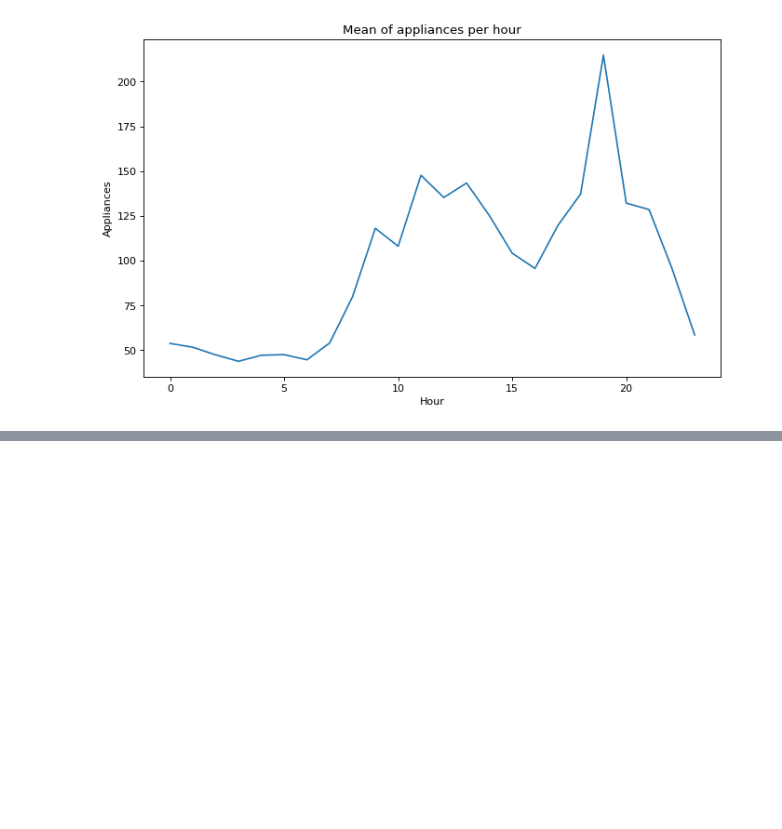
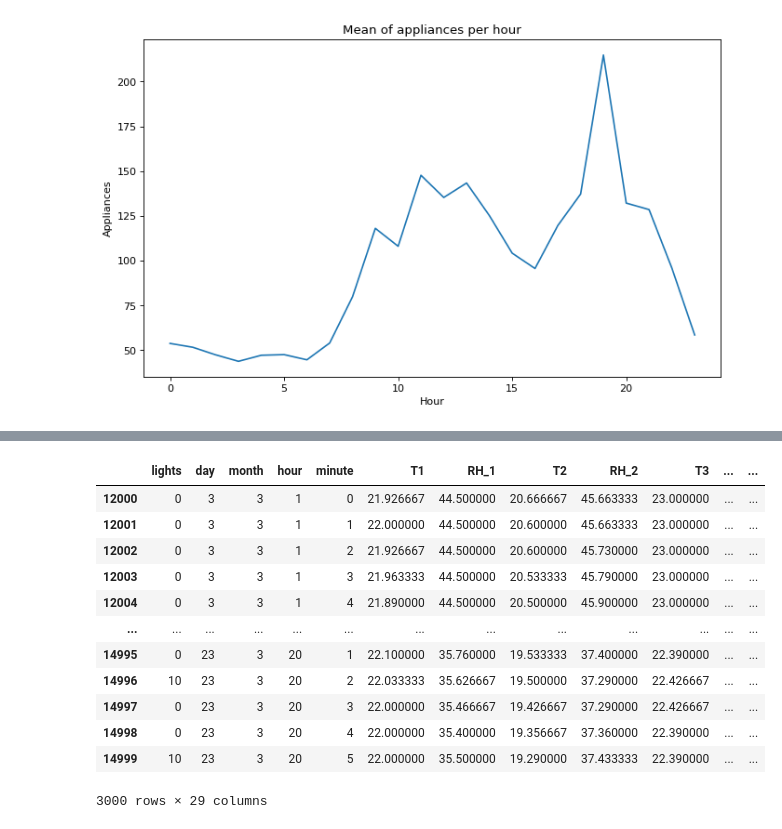
Before and after one commit to WardGauderis/SFML, a Jupyter notebook: question3.ipynb, the cells around one changed output, grey strips where cells are left out. Drawn from its saved outputs; the diff is of its cells as text; code cells hidden in the pictures; blank space fills up the shorter version.

```diff
--- a/question3.ipynb
+++ b/question3.ipynb
@@ -216,0 +217,16 @@ Cross validation RMSE: -96.51907831492807
+# %%
+xs_test
+# %% [output]
+|  | lights | day | month | hour | minute | T1 | RH_1 | T2 | RH_2 | T3 | ... | ... |
+| 12000 | 0 | 3 | 3 | 1 | 0 | 21.926667 | 44.500000 | 20.666667 | 45.663333 | 23.000000 | ... | ... |
+| 12001 | 0 | 3 | 3 | 1 | 1 | 22.000000 | 44.500000 | 20.600000 | 45.663333 | 23.000000 | ... | ... |
+| 12002 | 0 | 3 | 3 | 1 | 2 | 21.926667 | 44.500000 | 20.600000 | 45.730000 | 23.000000 | ... | ... |
+| 12003 | 0 | 3 | 3 | 1 | 3 | 21.963333 | 44.500000 | 20.533333 | 45.790000 | 23.000000 | ... | ... |
+| 12004 | 0 | 3 | 3 | 1 | 4 | 21.890000 | 44.500000 | 20.500000 | 45.900000 | 23.000000 | ... | ... |
+| ... | ... | ... | ... | ... | ... | ... | ... | ... | ... | ... | ... | ... |
+| 14995 | 0 | 23 | 3 | 20 | 1 | 22.100000 | 35.760000 | 19.533333 | 37.400000 | 22.390000 | ... | ... |
+| 14996 | 10 | 23 | 3 | 20 | 2 | 22.033333 | 35.626667 | 19.500000 | 37.290000 | 22.426667 | ... | ... |
+| 14997 | 0 | 23 | 3 | 20 | 3 | 22.000000 | 35.466667 | 19.426667 | 37.290000 | 22.426667 | ... | ... |
+| 14998 | 0 | 23 | 3 | 20 | 4 | 22.000000 | 35.400000 | 19.356667 | 37.360000 | 22.390000 | ... | ... |
+| 14999 | 10 | 23 | 3 | 20 | 5 | 22.000000 | 35.500000 | 19.290000 | 37.433333 | 22.390000 | ... | ... |
+3000 rows × 29 columns
```
Also changed, not shown: parts of 1 cell of this notebook, 1 other file.
